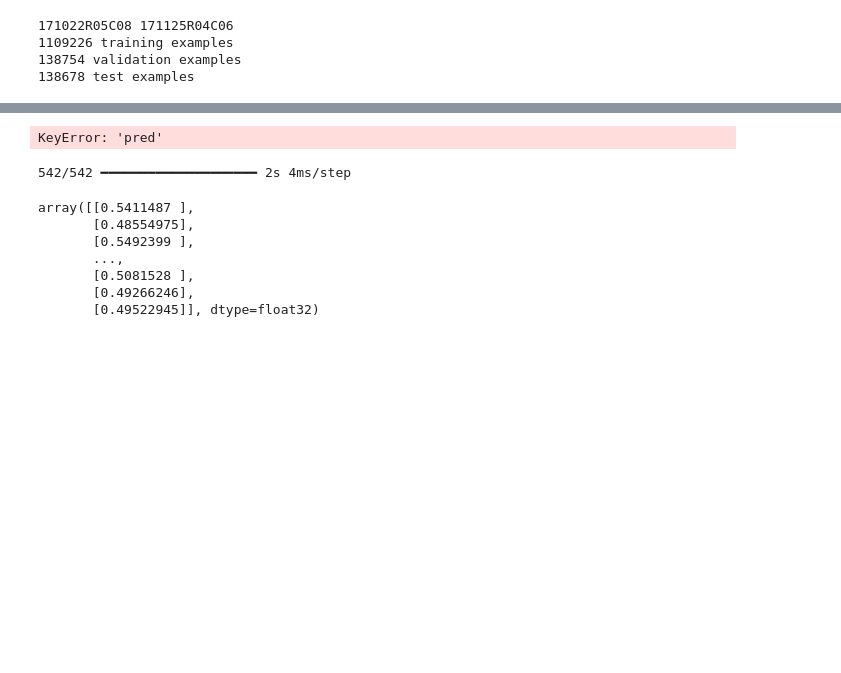
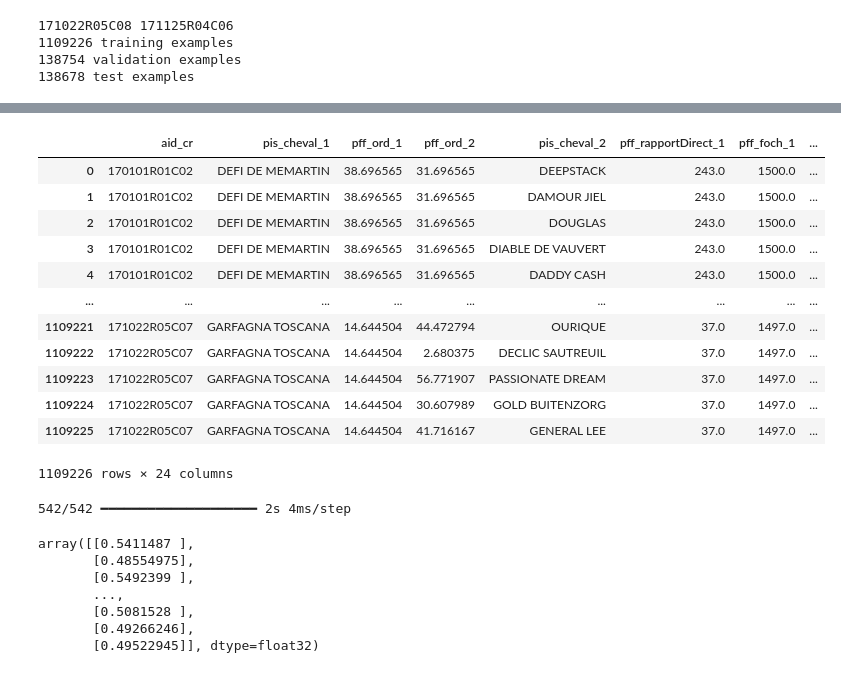
Before and after one commit to zenAurelius/HRAI3, a Jupyter notebook: notebooks/test_recur1.ipynb, the cells around one changed output, grey strips where cells are left out. Drawn from its saved outputs; the diff is of its cells as text; code cells hidden in the pictures; blank space fills up the shorter version.

```diff
--- a/notebooks/test_recur1.ipynb
+++ b/notebooks/test_recur1.ipynb
@@ -225,11 +224,11 @@ train[train.pred_w == 1]
 def calc_force_bycr(df, forces, byc, pcol):
   # La force de la prochaine course, calculée à partir de l'erreur de prédiction
   df[f'D_ELO_{byc}'] = 20 * (df.tgf_pwin_1 - df[pcol])
-  df[f'NEXT_ELO_{byc}'] = df[f'{byc}_1'] + df[f'D_ELO_{byc}']
-  forces.update(df.groupby([f'{byc}_1'])[f'NEXT_ELO_{byc}'].agg("mean").as_type(int).to_dict())
+  df[f'NEXT_ELO_{byc}'] = df['pff_foch_1'] + df[f'D_ELO_{byc}']
   # La force calculée à partir de la précédente course => le prochain 'fit' sera fait avec cette valeur
   df[f'ELO_{byc}_1'] = df[f'{byc}_1'].astype(str).map(forces).fillna(df.pff_foch_1)
   df[f'ELO_{byc}_2'] = df[f'{byc}_2'].astype(str).map(forces).fillna(df.pff_foch_2)
+  forces.update(df.groupby([f'{byc}_1'])[f'NEXT_ELO_{byc}'].agg("mean").astype(int).to_dict())
   return df.reset_index(drop=True)
 
 def calc_oskill(df, forces, pcol):
@@ -239,6 +238,18 @@ def calc_oskill(df, forces, pcol):
 # %%
 forces = {}
 train = calc_oskill(train, forces, 'pred')
-test
+train
 # %% [output]
+|  | aid_cr | pis_cheval_1 | pff_ord_1 | pff_ord_2 | pis_cheval_2 | pff_rapportDirect_1 | pff_foch_1 | ... |
+| 0 | 170101R01C02 | DEFI DE MEMARTIN | 38.696565 | 31.696565 | DEEPSTACK | 243.0 | 1500.0 | ... |
+| 1 | 170101R01C02 | DEFI DE MEMARTIN | 38.696565 | 31.696565 | DAMOUR JIEL | 243.0 | 1500.0 | ... |
+| 2 | 170101R01C02 | DEFI DE MEMARTIN | 38.696565 | 31.696565 | DOUGLAS | 243.0 | 1500.0 | ... |
+| 3 | 170101R01C02 | DEFI DE MEMARTIN | 38.696565 | 31.696565 | DIABLE DE VAUVERT | 243.0 | 1500.0 | ... |
+| 4 | 170101R01C02 | DEFI DE MEMARTIN | 38.696565 | 31.696565 | DADDY CASH | 243.0 | 1500.0 | ... |
+| ... | ... | ... | ... | ... | ... | ... | ... | ... |
+| 1109221 | 171022R05C07 | GARFAGNA TOSCANA | 14.644504 | 44.472794 | OURIQUE | 37.0 | 1497.0 | ... |
+| 1109222 | 171022R05C07 | GARFAGNA TOSCANA | 14.644504 | 2.680375 | DECLIC SAUTREUIL | 37.0 | 1497.0 | ... |
+| 1109223 | 171022R05C07 | GARFAGNA TOSCANA | 14.644504 | 56.771907 | PASSIONATE DREAM | 37.0 | 1497.0 | ... |
+| 1109224 | 171022R05C07 | GARFAGNA TOSCANA | 14.644504 | 30.607989 | GOLD BUITENZORG | 37.0 | 1497.0 | ... |
+| 1109225 | 171022R05C07 | GARFAGNA TOSCANA | 14.644504 | 41.716167 | GENERAL LEE | 37.0 | 1497.0 | ... |
-KeyError: 'pred'
+1109226 rows × 24 columns
```
Also changed, not shown: parts of 13 cells of this notebook.
